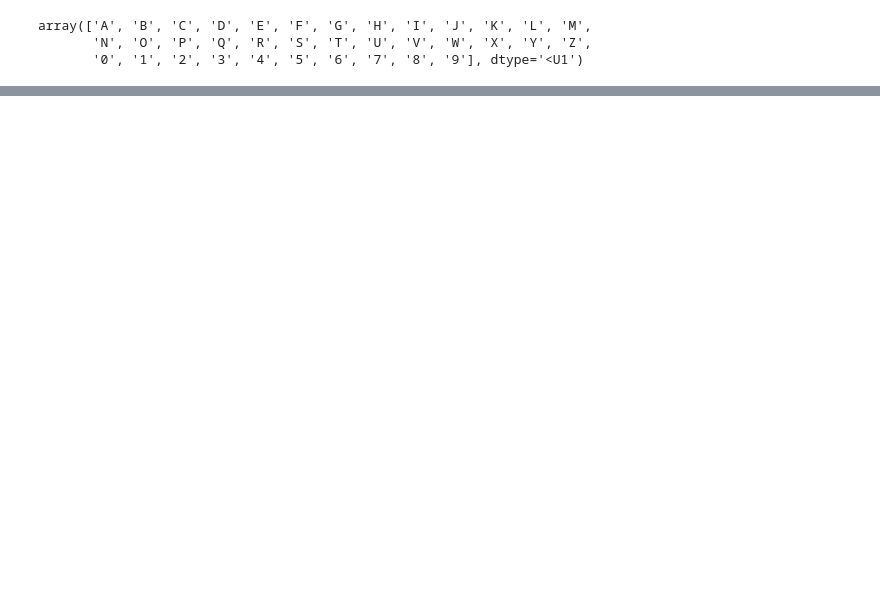
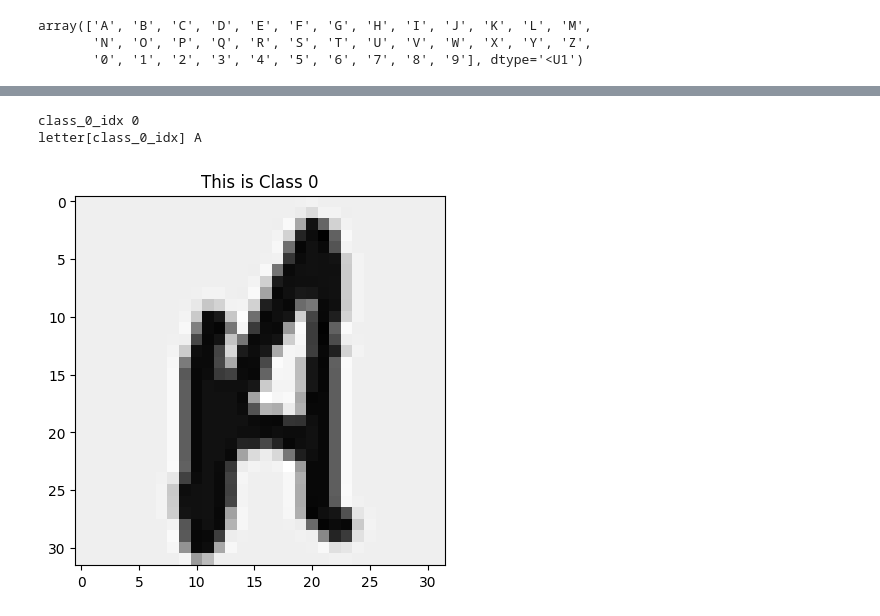
Before and after one commit to w3ichen/cv-hw, a Jupyter notebook: 16720/HW5_NeuralNetworks/HW5_NeuralNetworks.ipynb, the cells around one changed output, grey strips where cells are left out. Saved outputs shown, nothing was run; the diff lists cells and outputs as text; code cells hidden in the pictures; blank space fills up the shorter version.

```diff
--- a/16720/HW5_NeuralNetworks/HW5_NeuralNetworks.ipynb
+++ b/16720/HW5_NeuralNetworks/HW5_NeuralNetworks.ipynb
@@ -1767,0 +1765,15 @@ YOUR ANSWER HERE... (if your code ignores spaces)
+# %%
+# Run this to check the Truth
+import matplotlib.pyplot as plt
+
+# Find the first example of Class 0
+class_0_idx = np.argmax(train_y[:, 0])
+print("class_0_idx", class_0_idx)
+print("letter[class_0_idx]", letters[class_0_idx])
+plt.imshow(train_x[class_0_idx].reshape(32,32).T, cmap='gray')
+plt.title("This is Class 0")
+plt.show()
+# %% [output]
+class_0_idx 0
+letter[class_0_idx] A
+[figure, added]
```
Also changed, not shown: parts of 5 cells of this notebook.
